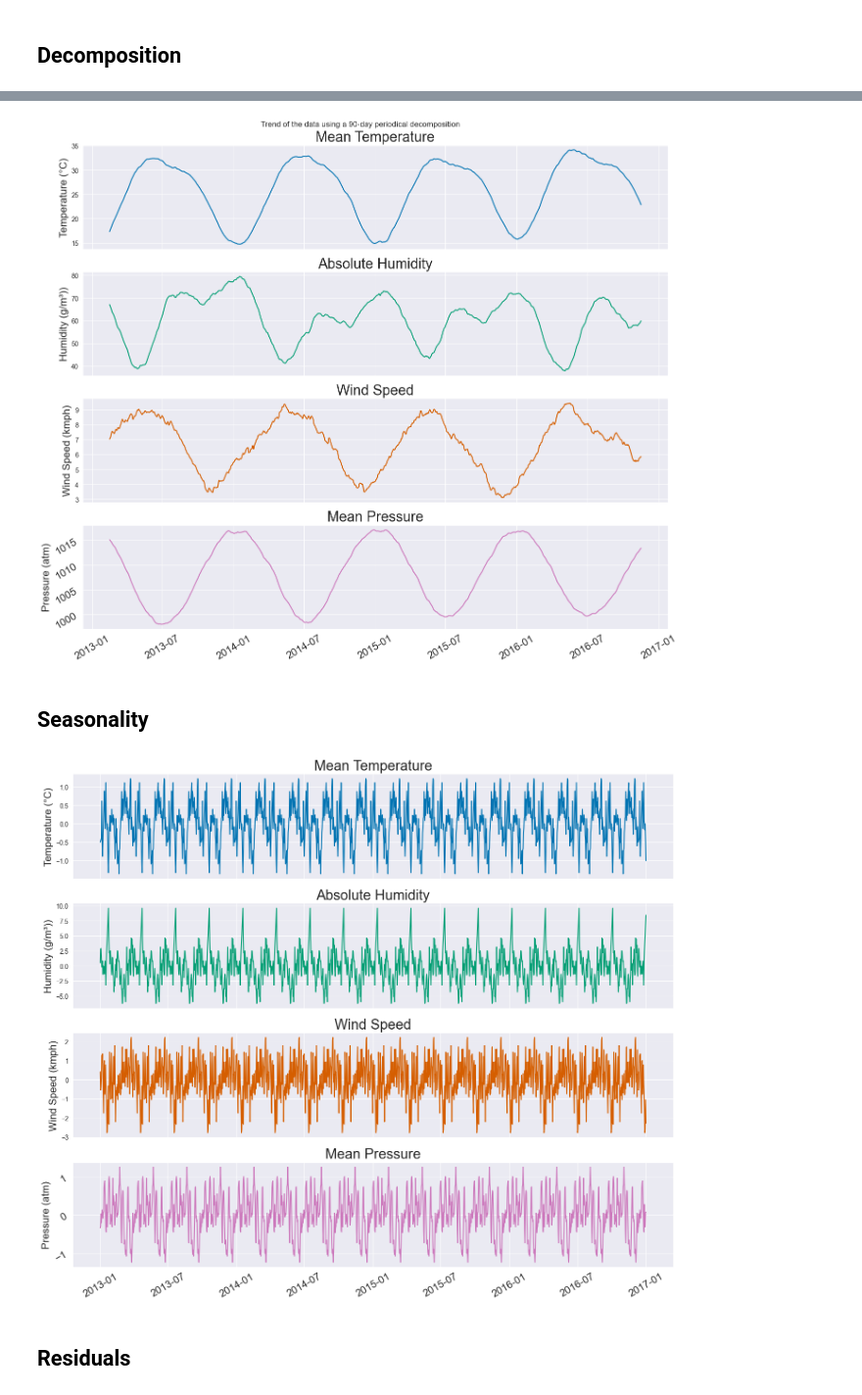
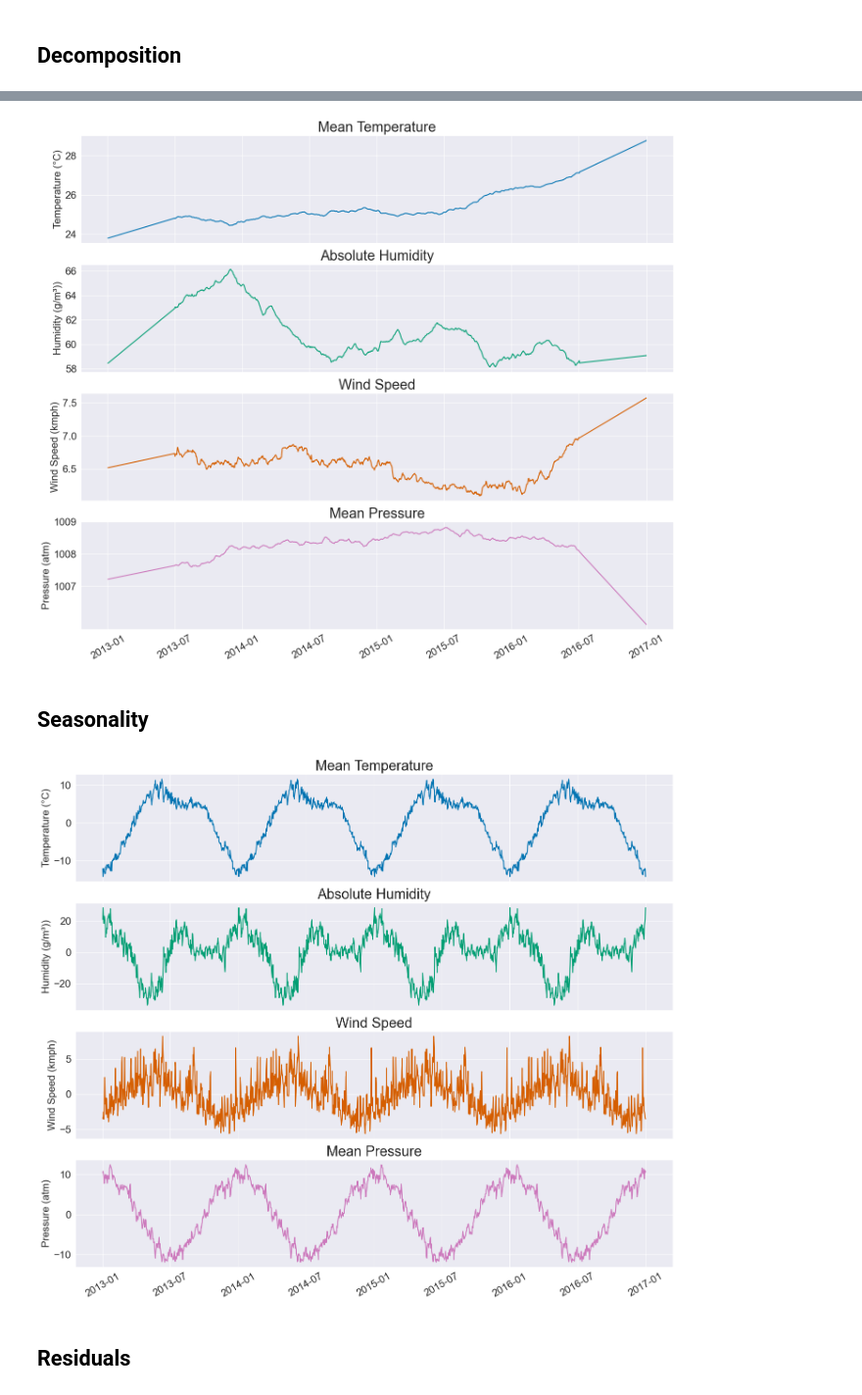
Before and after one commit to Jookare/ADAML-project2, a Jupyter notebook: initial_analysis.ipynb, the cells around one changed output, grey strips where cells are left out. Shown at 98% size. Cells and saved outputs as stored; diff of their text form; code cells hidden in the pictures.

Commit message:
Add images and update the initial analysis

```diff
--- a/initial_analysis.ipynb
+++ b/initial_analysis.ipynb
@@ -43,8 +43,9 @@ for idx, var in enumerate(df.columns[1:]):
     axes[idx].plot(df["date"], df[var], color=colors[idx])
     axes[idx].set_ylabel(ylabels[idx], fontsize=16)
     axes[idx].set_title(titles[idx], fontsize=22)
+    axes[idx].tick_params(labelsize=16)
 
-axes[3].tick_params(rotation=30, labelsize=16)
+axes[3].tick_params(axis="x", rotation=30)
 
 # Adjust layout to avoid overlap
 plt.tight_layout()
@@ -76,9 +77,10 @@ for idx, col in enumerate(df.columns[1:]):
     axes[idx].plot(df["date"], whole_period, color=colors[idx])
     axes[idx].set_ylabel(ylabels[idx], fontsize=16)
     axes[idx].set_title(titles[idx], fontsize=22)
+    axes[idx].tick_params(labelsize=16)
     df[col] = whole_period
 
-axes[3].tick_params(rotation=30, labelsize=16)
+axes[3].tick_params(axis="x", rotation=30)
 plt.tight_layout()
 plt.savefig("./images/clean_data.pdf", format="pdf")
 plt.show()
@@ -88,7 +90,7 @@ plt.show()
 ## Decomposition
 # %%
 decomps = []
-period = 90 # Assumed seasonality
+period = 365 # Assumed seasonality
 for col in df.columns[1:]:
     column = df[col]
     column.index = df['date']
@@ -98,36 +102,39 @@ for col in df.columns[1:]:
 # %%
-figure, axes = plt.subplots(len(decomps), 1, figsize=(14, 12), sharex=True)  # 4 rows, 1 column
+figure, axes = plt.subplots(len(decomps), 1, figsize=(14, 12), sharex=True)
 for idx, decomposition in enumerate(decomps):
     axes[idx].plot(decomposition.trend, label='Trend', color=colors[idx])
     axes[idx].set_ylabel(ylabels[idx], fontsize=16)
     axes[idx].set_title(titles[idx], fontsize=22)
+    axes[idx].tick_params(labelsize=16)
 
-axes[3].tick_params(rotation=30, labelsize=16)
-figure.suptitle(f"Trend of the data using a {period}-day periodical decomposition")
+axes[3].tick_params(axis="x", rotation=30)
+axes[3].set_yticks([1007, 1008, 1009])
+# figure.suptitle(f"Trend of the data using a {period}-day periodical decomposition")
 plt.tight_layout()
+# plt.savefig(f"./images/trend{period}.pdf", format="pdf")
 plt.show()
 # %% [output]
-[figure, old version]
+[figure, new version]
 # %% [markdown]
 ## Seasonality
 # %%
-figure, axes = plt.subplots(
-    len(decomps), 1, figsize=(14, 12), sharex=True
-)  # 4 rows, 1 column
+figure, axes = plt.subplots(len(decomps), 1, figsize=(14, 12), sharex=True)
 for idx, decomposition in enumerate(decomps):
     seasonality = decomposition.seasonal
     axes[idx].plot(seasonality, label="Trend", color=colors[idx])
     axes[idx].set_ylabel(ylabels[idx], fontsize=16)
     axes[idx].set_title(titles[idx], fontsize=22)
+    axes[idx].tick_params(labelsize=16)
 
-axes[3].tick_params(rotation=30, labelsize=16)
+axes[3].tick_params(axis="x", rotation=30)
 
 # axes[-1].set_xlabel("Date")
 # figure.suptitle(f"Seasonality of the data using a {period}-day periodical decomposition")
 plt.tight_layout()
+# plt.savefig(f"./images/seasonality{period}.pdf", format="pdf")
 plt.show()
 # %% [output]
-[figure, old version]
+[figure, new version]
 # %% [markdown]
 ## Residuals
 # %%
```
Also changed, not shown: parts of 5 cells of this notebook, 7 other files.
